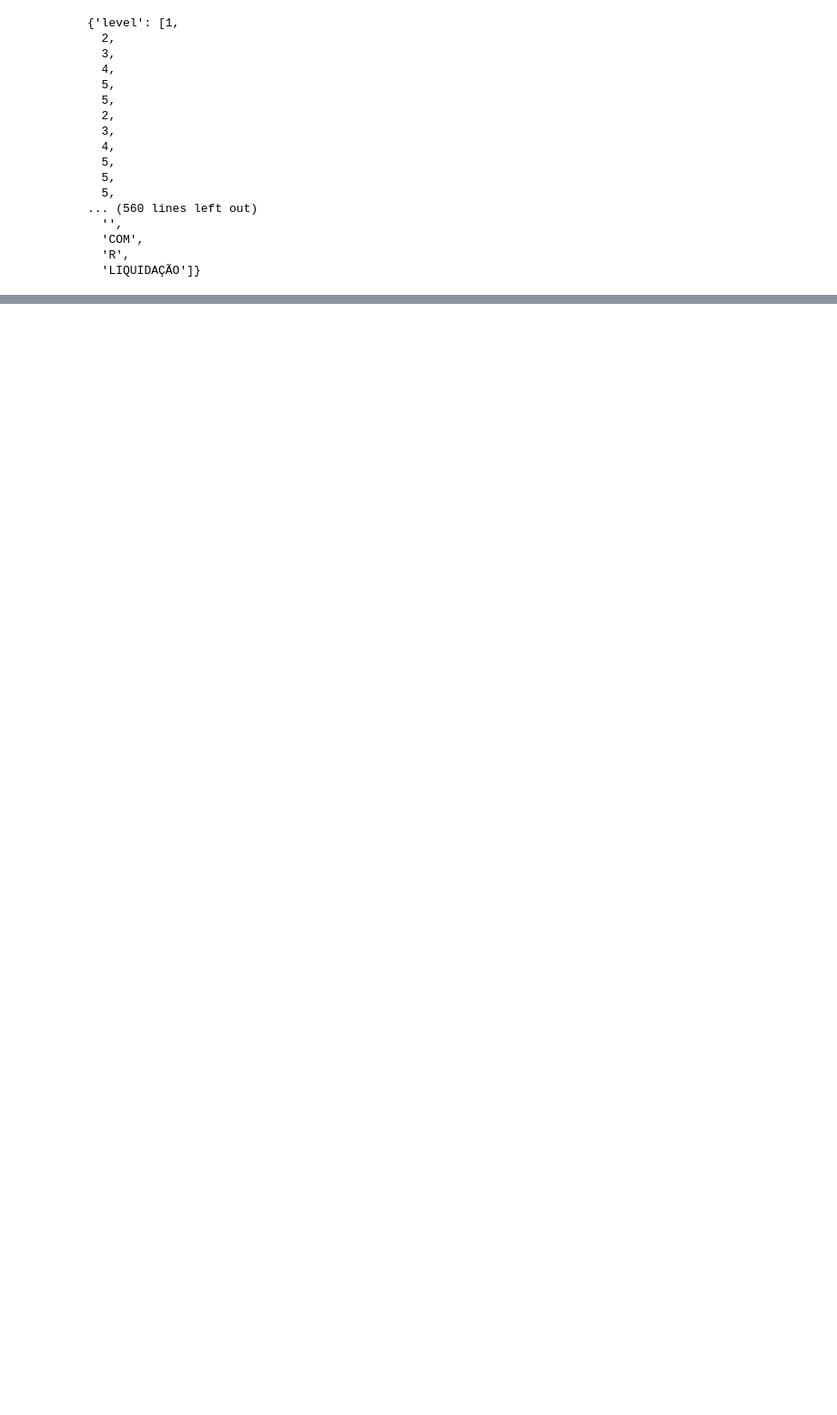
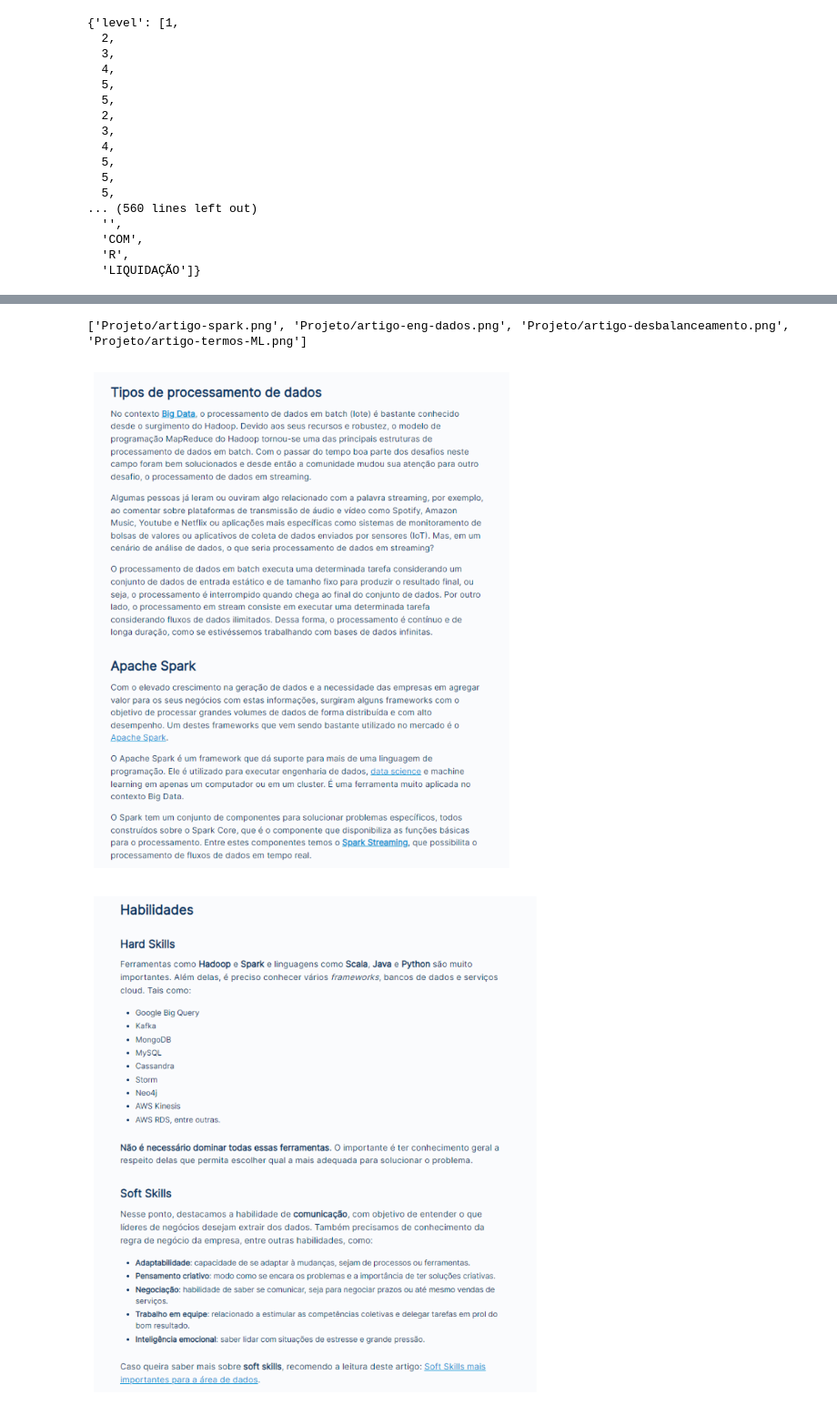
Before and after one commit to HenriqueCCdA/FormacaoOpenCV, a Jupyter notebook: curso1/reconhecimento_de_texto_com_OCR.ipynb, the cells around one changed output, grey strips where cells are left out. Shown at 91% size. Cells and saved outputs as stored; diff of their text form; code cells hidden in the pictures; blank space fills up the shorter version.

```diff
--- a/curso1/reconhecimento_de_texto_com_OCR.ipynb
+++ b/curso1/reconhecimento_de_texto_com_OCR.ipynb
@@ -294,0 +311,13 @@ cv2_imshow(img_copia)
+# %%
+img_copia = rgb.copy()
+
+for i in range(0, len(resultado['text'])):
+  confianca = int(resultado['conf'][i])
+
+  if confianca > min_conf:
+    x, y, img = caixa_texto(resultado, img_copia, i)
+
+    texto = resultado['text'][i]
+    img_copia = escreve_texto(texto, x, y, img_copia, fonte)
+
+cv2_imshow(img_copia)
@@ -294,0 +364,16 @@ cv2_imshow(img_copia)
+# %%
+img_copia = rgb.copy()
+
+for i in range(0, len(resultado['text'])):
+  confianca = int(resultado['conf'][i])
+
+  if confianca > min_conf:
+
+    texto = resultado['text'][i]
+
+    if not texto.isspace() and len(texto) > 1:
+
+        x, y, img = caixa_texto(resultado, img_copia, i)
+        img_copia = escreve_texto(texto, x, y, img_copia, fonte)
+
+cv2_imshow(img_copia)
@@ -294,0 +382,21 @@ cv2_imshow(img_copia)
+# %%
+
+projeto = 'Projeto/'
+caminho = [os.path.join(projeto, f) for f in os.listdir(projeto)]
+print(caminho)
+# %% [output]
+['Projeto/artigo-spark.png', 'Projeto/artigo-eng-dados.png', 'Projeto/artigo-desbalanceamento.png', 'Projeto/artigo-termos-ML.png']
+# %%
+def mostrar(img):
+    fig = plt.gcf()
+    fig.set_size_inches(20, 10)
+    plt.axis("off")
+    plt.imshow(cv2.cvtColor(img, cv2.COLOR_BGR2RGB))
+    plt.show()
+# %%
+for imagem in caminho:
+    imagem = cv2.imread(imagem)
+    mostrar(imagem)
+# %% [output]
+[figure, added]
+[figure, added]
```
Also changed, not shown: parts of 29 cells of this notebook, 13 other files.
